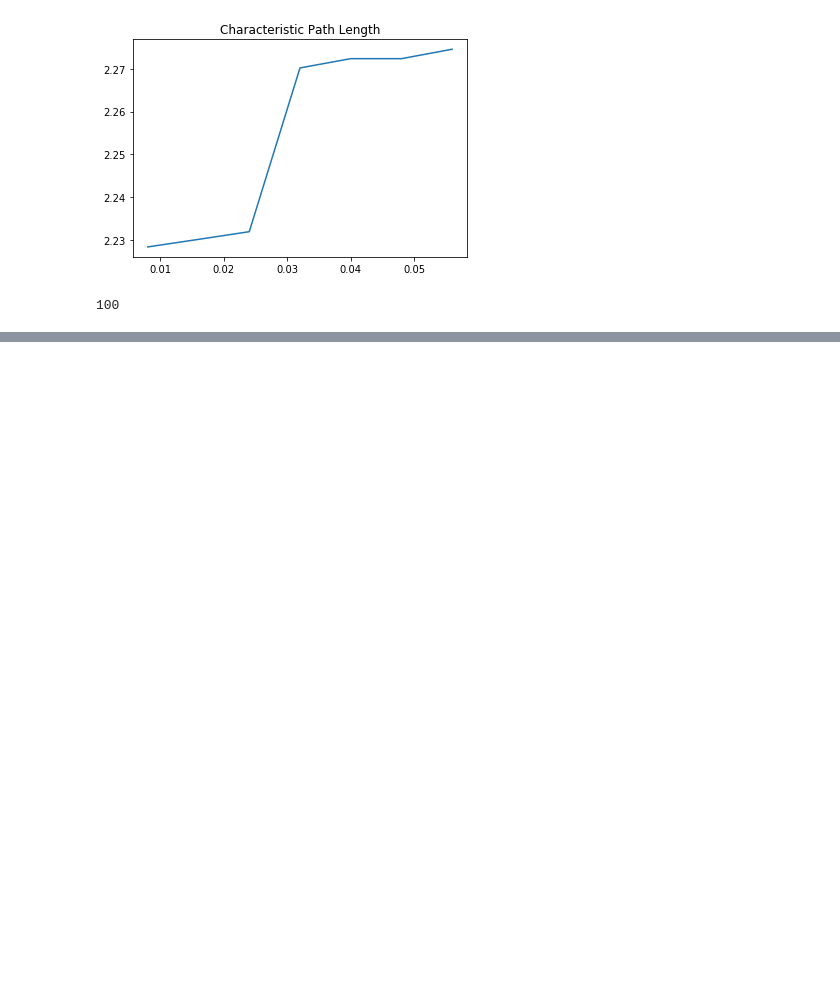
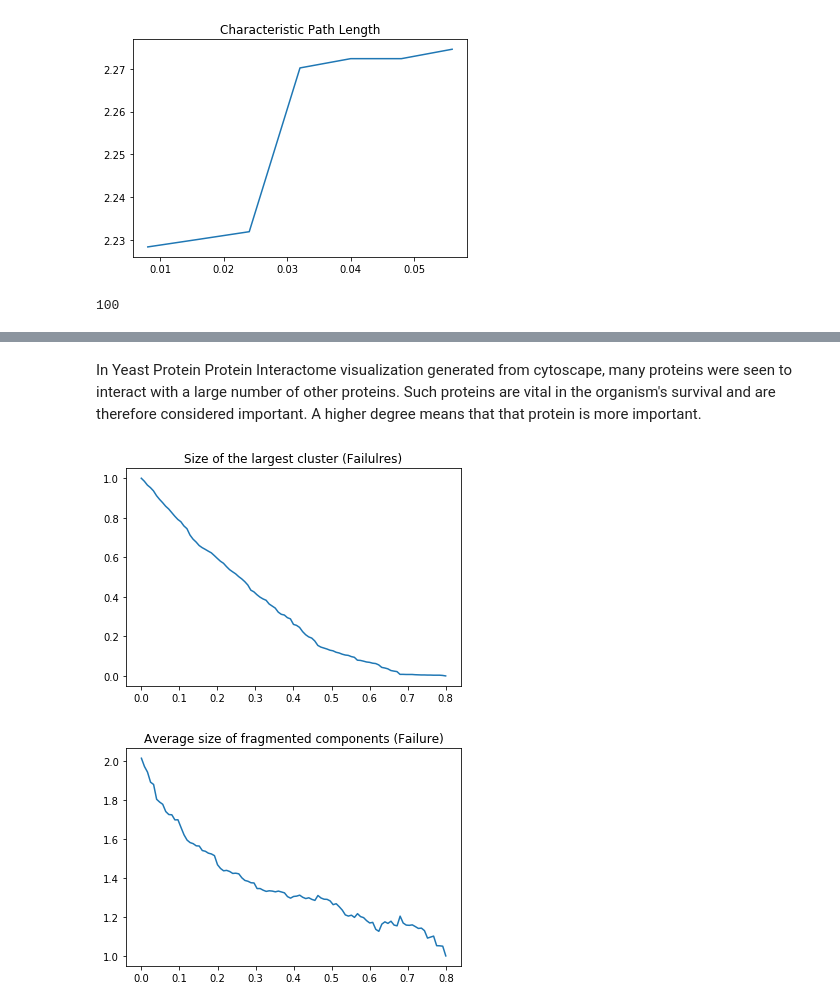
Before and after one commit to divyanshusrivastava/NetworkBio, a Jupyter notebook: Coding_Asg_02/Assignment_2.ipynb, the cells around one changed output, grey strips where cells are left out. Drawn from its saved outputs; the diff is of its cells as text; code cells hidden in the pictures; blank space fills up the shorter version.

```diff
--- a/Coding_Asg_02/Assignment_2.ipynb
+++ b/Coding_Asg_02/Assignment_2.ipynb
@@ -355,0 +378,52 @@ nx.number_of_nodes(min(nx.connected_component_subgraphs(G)))
+# %% [markdown]
+In Yeast Protein Protein Interactome visualization generated from cytoscape, many proteins were seen to interact with a large number of other proteins. Such proteins are vital in the organism's survival and are therefore considered important. A higher degree means that that protein is more important.
+# %%
+# Random deletions in YPI
+
+fh=open("Y2H_union.txt", 'rb')
+G_yeast = nx.read_edgelist(fh)
+
+X = np.linspace(0, 0.8, 101)
+S_avg = np.zeros_like(X)
+S = np.zeros_like(X)
+
+nodes_to_del = int(0.01*G_yeast.number_of_nodes())
+
+
+for x in X:
+    i = np.where(X == x)[0][0]
+    nodelist = G_yeast.nodes()
+#     print i
+#     G_copy = G
+    if x != 0:
+        l = np.random.randint(G_yeast.number_of_nodes(), size=nodes_to_del)
+        nodelist = G_yeast.nodes()
+        for f in range(len(l)):
+
+            try:
+                G_yeast.remove_node(nodelist[l[f]])
+            except nx.NetworkXError:
+                pass
+
+#         print x
+#     print G_yeast.number_of_nodes()
+
+    ass = nx.connected_components(G_yeast)
+
+    sss = sorted(ass, key = len, reverse=True)
+    S[i] = len(sss[0])
+    sizes = np.zeros(len(sss)-1)
+    for k in range(len(sizes)):
+        sizes[k] = len(sss[k+1])
+    S_avg[i] = np.mean(sizes)
+#     print G.number_of_nodes()
+
+plt.plot(X, S/S[0])
+plt.title('Size of the largest cluster (Failulres)')
+plt.show()
+plt.plot(X, S_avg)
+plt.title('Average size of fragmented components (Failure)')
+plt.show()
+# %% [output]
+[figure, added]
+[figure, added]
```
Also changed, not shown: parts of 6 cells of this notebook, 3 other files.
